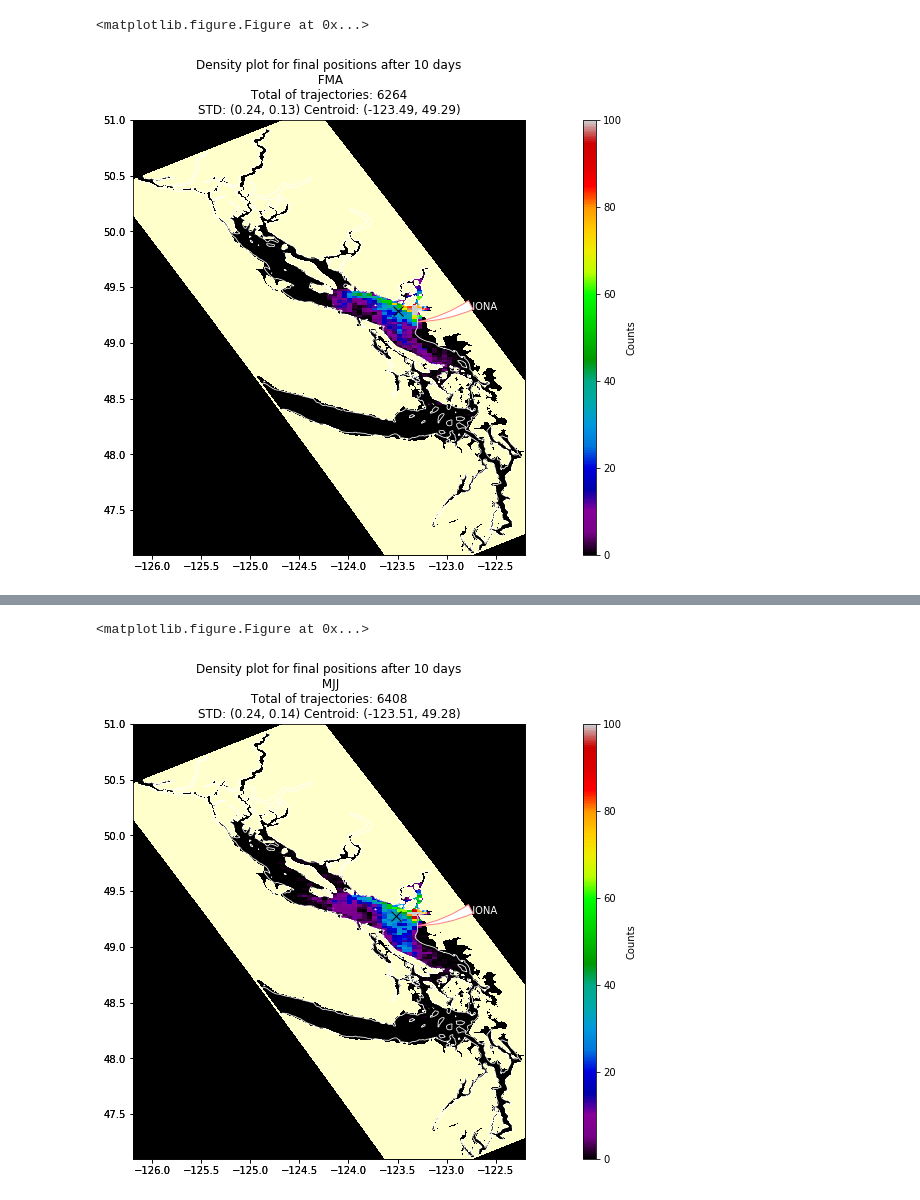
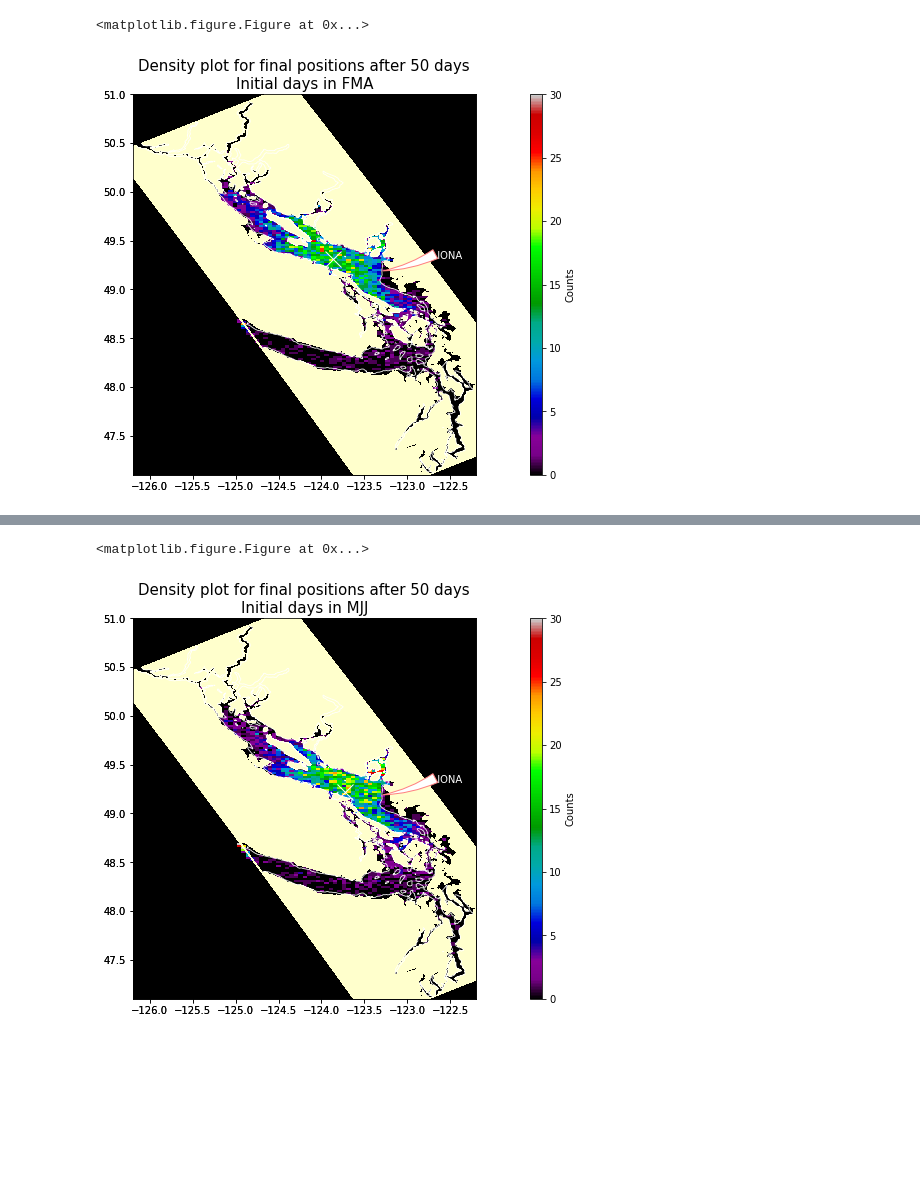
Before and after one commit to SalishSeaCast/analysis-giorgio-2, a Jupyter notebook: revised_notebooks/3analysis_plots/2016plots_season_base.ipynb, the cells around one changed output, grey strips where cells are left out. Cells and saved outputs as stored; diff of their text form; code cells hidden in the pictures; blank space fills up the shorter version.

Commit message:
case study plots

```diff
--- a/revised_notebooks/3analysis_plots/2016plots_season_base.ipynb
+++ b/revised_notebooks/3analysis_plots/2016plots_season_base.ipynb
@@ -71,7 +71,7 @@ def plot(points, title = 'title', picname = "noname", b=0):
     Jedges,Iedges=np.meshgrid(jedges,iedges)
 
 
-    fig, axs = plt.subplots(1,1,figsize=(9,8))
+    fig, axs = plt.subplots(1,1,figsize=(8,7))
     mesh0 = axs.pcolormesh(Iedges,Jedges,griddata,cmap=cmap)
     mesh0.set_clim(vmin = 0, vmax = vmax)
     axs.set_xlim(xl)
@@ -103,7 +103,8 @@ def plot(points, title = 'title', picname = "noname", b=0):
                                       patchA=None,
                                       patchB=el,
                                       relpos=(0.2, 0.8),
-                                      connectionstyle="arc3,rad=-0.1"))
+                                      connectionstyle="arc3,rad=-0.1")
+                )
 
     fb=nc.Dataset('/ocean/gsgarbi/revised_notebooks/ncfiles/bathymetry_201702.nc')
 
@@ -119,13 +120,10 @@ def plot(points, title = 'title', picname = "noname", b=0):
     xs = np.std(points[:,1])
     ys = np.std(points[:,2])
 
-    axs2.plot(xc,yc,"kx", ms = 10)
+    axs2.plot(xc,yc,"wx", ms = 16)
 
-    axs.set_title( title + "\n Total of trajectories: {} \n".format(
-        int(np.sum(griddata)) ) + "STD: ({}, {})".format(round(xs,2),
-                                                         round(ys,2)) +
-                 " Centroid: ({}, {})".format (round(xc, 2), round(yc, 2))
-                                                        )
+    axs.set_title( title, fontsize = 15 )
+
 
 
     plt.savefig(picname, transparent = True)
@@ -178,25 +172,27 @@ def get_b (b):
                 y.append (LAT[i,j])
     return x,y
 # %%
-nday = 10
-vmax = 100
-seasons = select_files(nday)
+nday = 50
+vmax = 30
+
 for season in season_keys:
 
-
+    seasons = select_files(nday)
 
     points = seasons[season]
 
 
     title = (
-        "Density plot for final positions after {} days\n"
-        " {}".format(nday, abv[season])
+        "Density plot for final positions after {} days\nInitial days in {}".format(nday, abv[season])
     )
 
-    picname = "/ocean/gsgarbi/MEOPAR/private-docs/reports/IonaProject/ionafigs/{}d_{}_contour".format(nday, season)
-
-    plot (points, title, picname, b = 50)
 
 
+    picname = "/ocean/gsgarbi/MEOPAR/private-docs/reports/IonaProject/ionafigs/{}d_{}.png".format(nday, abv[season])
+
+    plot (points, title, picname)
+
+    plt.plot
+
     plt.show()
 # %% [output]
@@ -204,2 +200,2 @@ start:  2017-06-26 15:59:22.566030
 <matplotlib.figure.Figure at 0x...>
-[figure, old version]
+[figure, new version]
@@ -207,2 +203,2 @@ start:  2017-06-26 15:59:23.791296
 <matplotlib.figure.Figure at 0x...>
-[figure, old version]
+[figure, new version]
```
Also changed, not shown: parts of 7 cells of this notebook, 8 other files.
